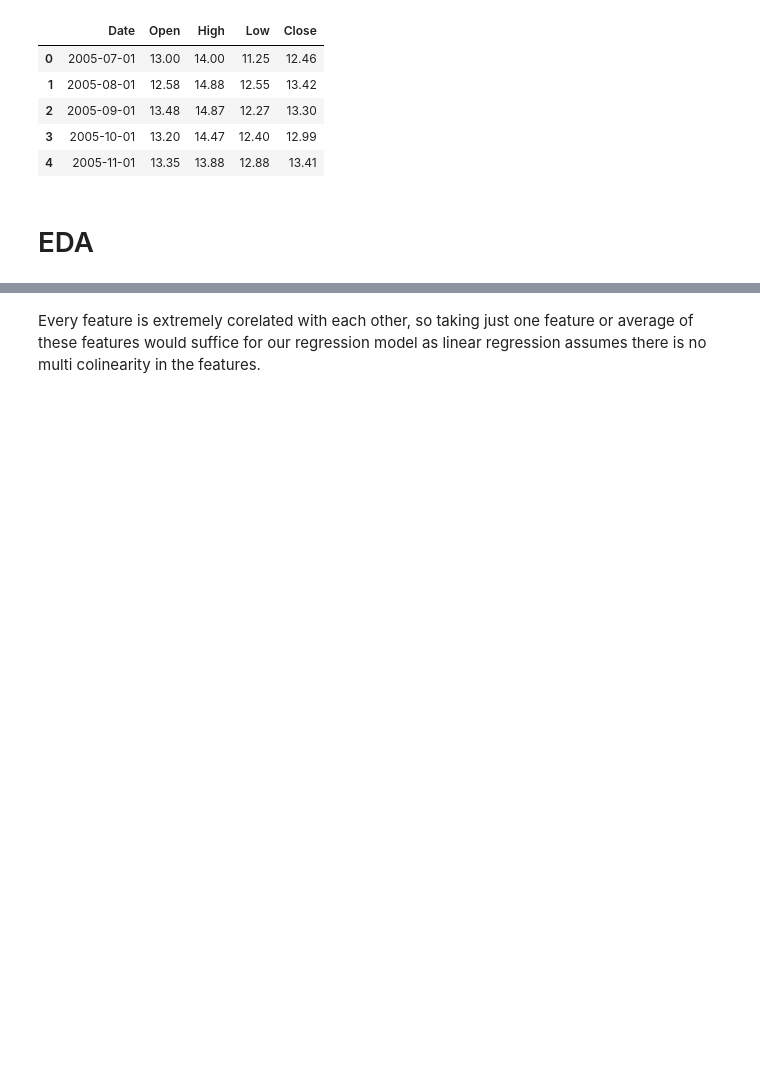
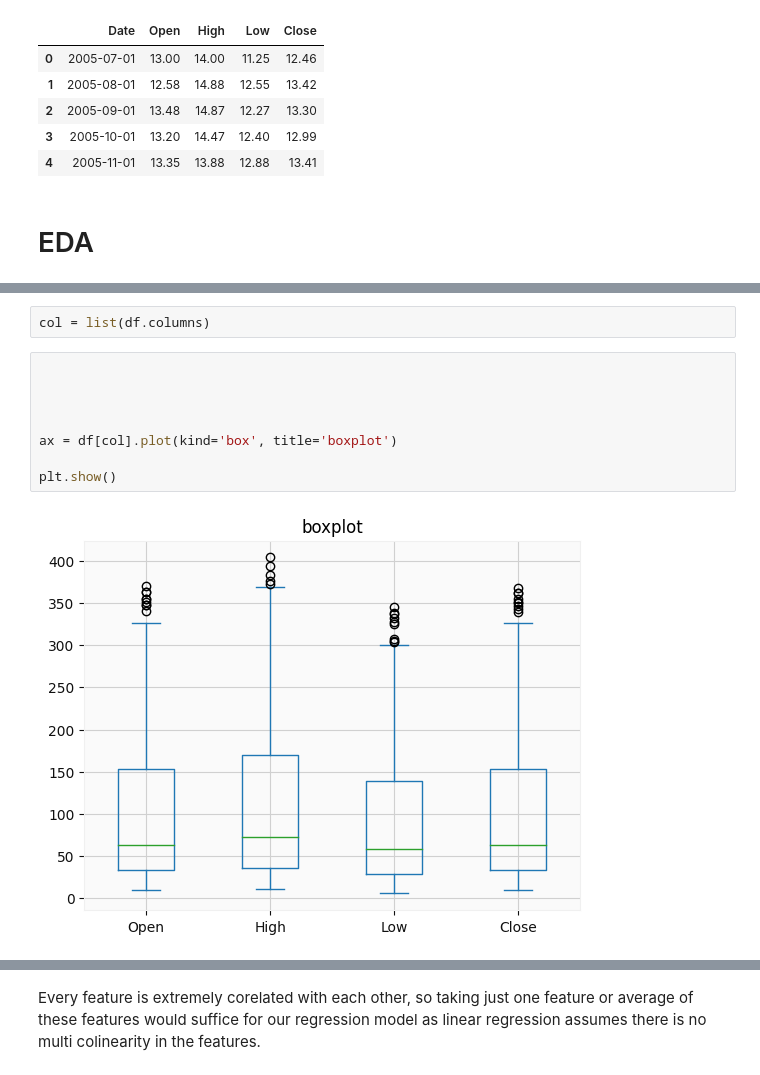
Before and after one commit to Datawithabhishek/Yes-Bank-Stock-Closing-Price-Prediction, a Jupyter notebook: Yes_bank_stock_closing_price_prediction.ipynb, the cells around one changed output, grey strips where cells are left out. Cells and saved outputs as stored; diff of their text form; blank space fills up the shorter version.

```diff
--- a/Yes_bank_stock_closing_price_prediction.ipynb
+++ b/Yes_bank_stock_closing_price_prediction.ipynb
@@ -245,0 +123,12 @@ plt.show()
+# %%
+col = list(df.columns)
+# %%
+
+
+
+
+ax = df[col].plot(kind='box', title='boxplot')
+
+plt.show()
+# %% [output]
+[figure, added]
```
Also changed, not shown: parts of 131 cells of this notebook.
